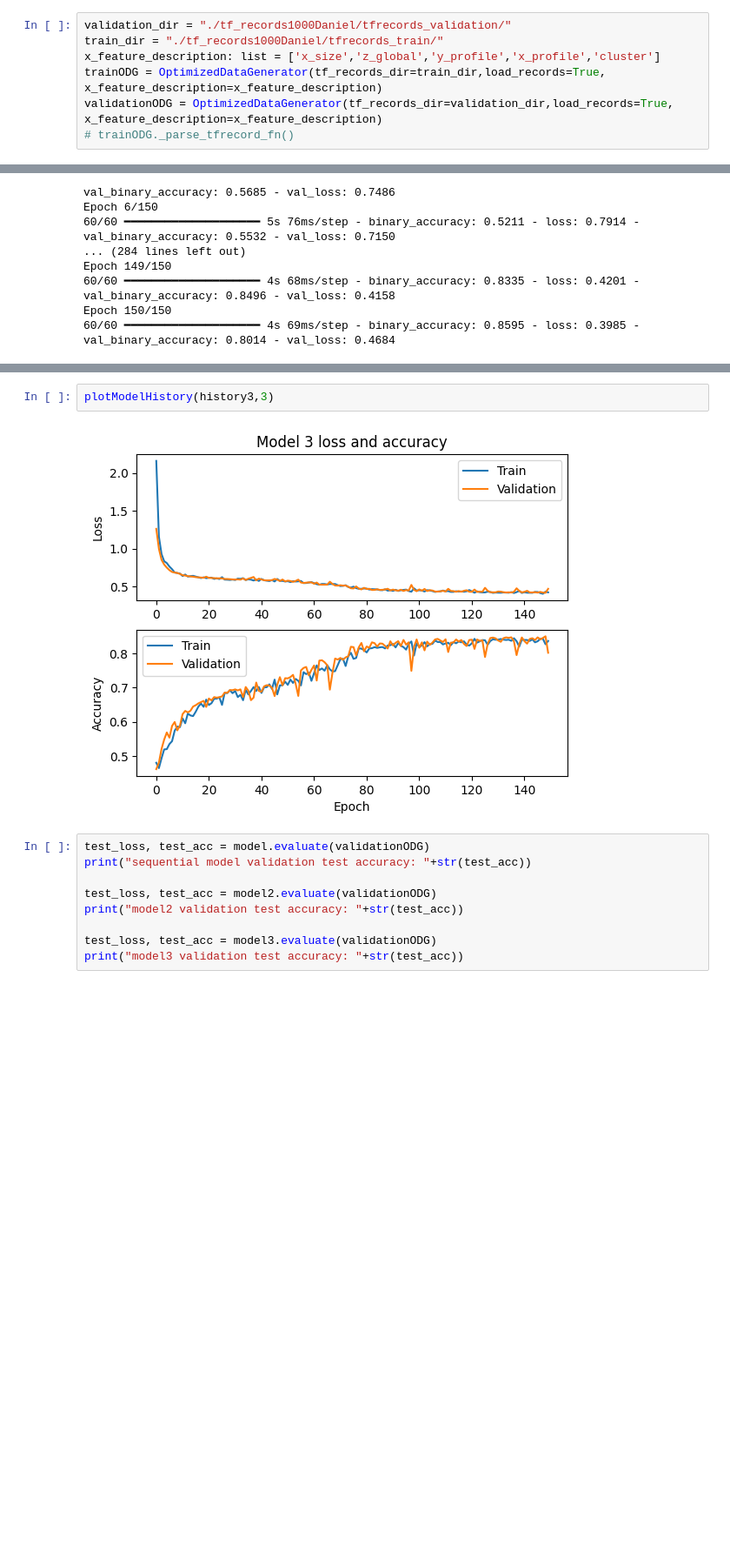
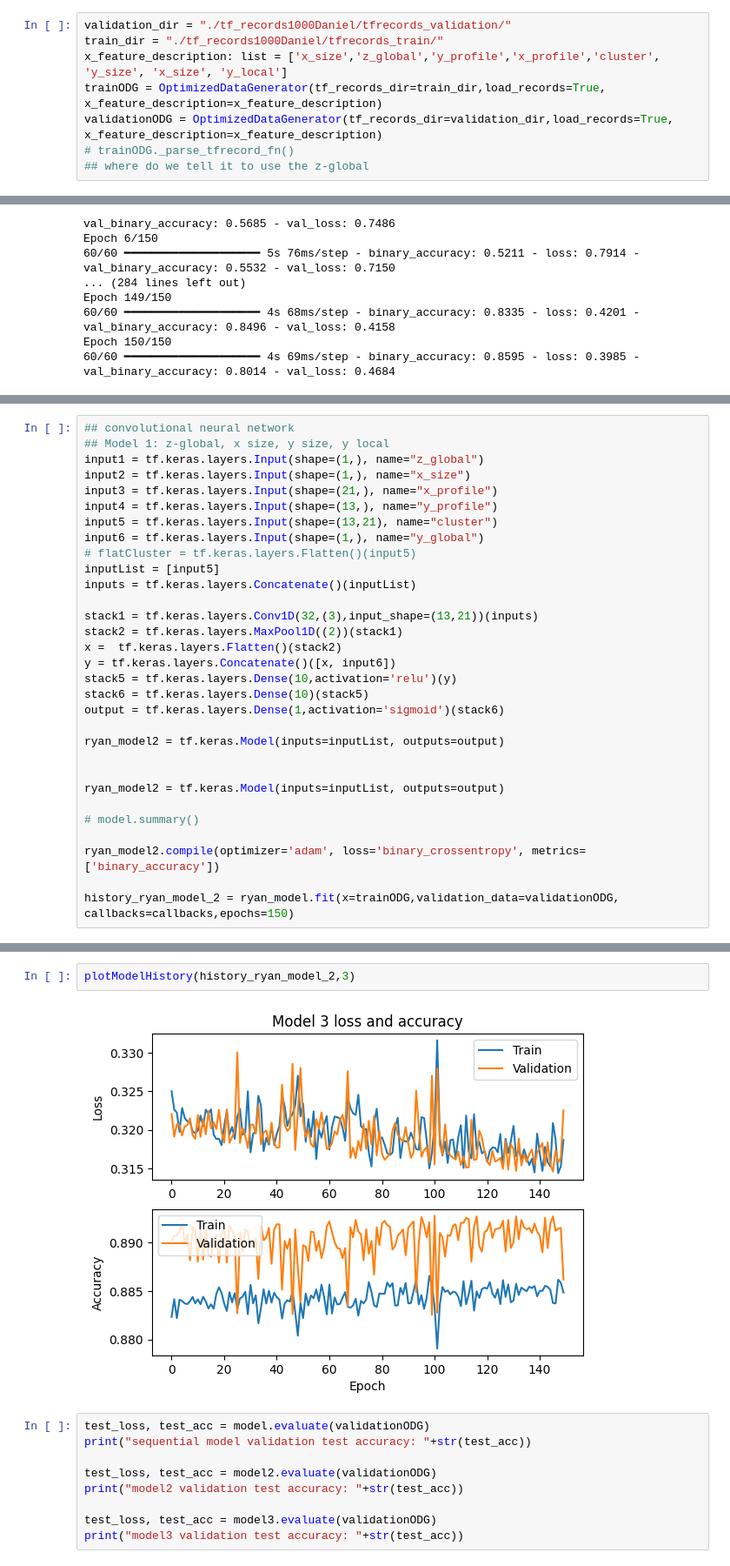
Before and after one commit to ryanmichauduc/smart_pixels, a Jupyter notebook: danielTestNotebook.ipynb, the cells around one changed output, grey strips where cells are left out. Shown at 87% size. Saved outputs shown, nothing was run; the diff lists cells and outputs as text; blank space fills up the shorter version.

```diff
--- a/danielTestNotebook.ipynb
+++ b/danielTestNotebook.ipynb
@@ -88,10 +76,11 @@ def plotModelHistory(history,modelNum = -999):
 # %%
 validation_dir = "./tf_records1000Daniel/tfrecords_validation/"
 train_dir = "./tf_records1000Daniel/tfrecords_train/"
-x_feature_description: list = ['x_size','z_global','y_profile','x_profile','cluster']
+x_feature_description: list = ['x_size','z_global','y_profile','x_profile','cluster', 'y_size', 'x_size', 'y_local']
 trainODG = OptimizedDataGenerator(tf_records_dir=train_dir,load_records=True, x_feature_description=x_feature_description)
 validationODG = OptimizedDataGenerator(tf_records_dir=validation_dir,load_records=True, x_feature_description=x_feature_description)
 # trainODG._parse_tfrecord_fn()
+## where do we tell it to use the z-global
 # %% [output]
 WARNING:root:Quantization is False in data generator. This may affect model performance.
 WARNING:root:Quantization is False in data generator. This may affect model performance.
@@ -242,0 +308,31 @@ Epoch 150/150
+# %%
+## convolutional neural network
+## Model 1: z-global, x size, y size, y local
+input1 = tf.keras.layers.Input(shape=(1,), name="z_global")
+input2 = tf.keras.layers.Input(shape=(1,), name="x_size")
+input3 = tf.keras.layers.Input(shape=(21,), name="x_profile")
+input4 = tf.keras.layers.Input(shape=(13,), name="y_profile")
+input5 = tf.keras.layers.Input(shape=(13,21), name="cluster")
+input6 = tf.keras.layers.Input(shape=(1,), name="y_global")
+# flatCluster = tf.keras.layers.Flatten()(input5)
+inputList = [input5]
+inputs = tf.keras.layers.Concatenate()(inputList)
+
+stack1 = tf.keras.layers.Conv1D(32,(3),input_shape=(13,21))(inputs)
+stack2 = tf.keras.layers.MaxPool1D((2))(stack1)
+x =  tf.keras.layers.Flatten()(stack2)
+y = tf.keras.layers.Concatenate()([x, input6])
+stack5 = tf.keras.layers.Dense(10,activation='relu')(y)
+stack6 = tf.keras.layers.Dense(10)(stack5)
+output = tf.keras.layers.Dense(1,activation='sigmoid')(stack6)
+
+ryan_model2 = tf.keras.Model(inputs=inputList, outputs=output)
+
+
+ryan_model2 = tf.keras.Model(inputs=inputList, outputs=output)
+
+# model.summary()
+
+ryan_model2.compile(optimizer='adam', loss='binary_crossentropy', metrics=['binary_accuracy'])
+
+history_ryan_model_2 = ryan_model.fit(x=trainODG,validation_data=validationODG, callbacks=callbacks,epochs=150)
@@ -243,7 +358,7 @@ Epoch 150/150
 # %%
-plotModelHistory(history3,3)
+plotModelHistory(history_ryan_model_2,3)
 # %% [output]
-[figure, old version]
+[figure, new version]
 # %%
 test_loss, test_acc = model.evaluate(validationODG)
 print("sequential model validation test accuracy: "+str(test_acc))
```
Also changed, not shown: parts of 13 cells of this notebook, 2 other files.
